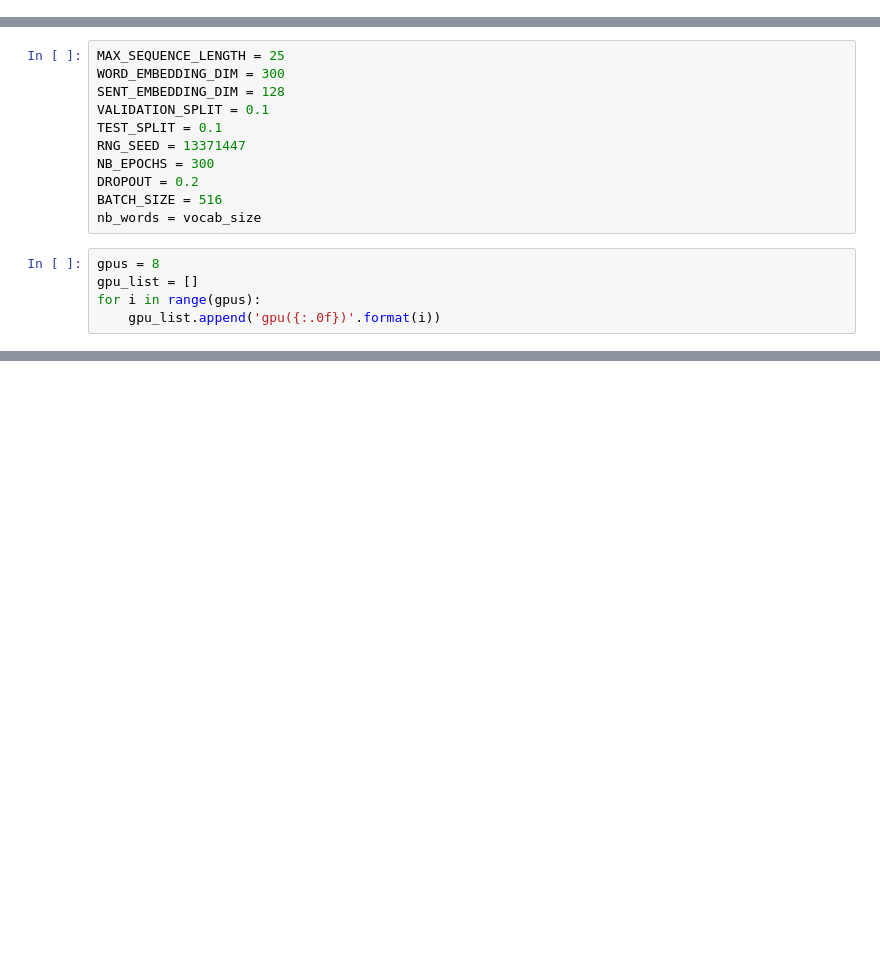
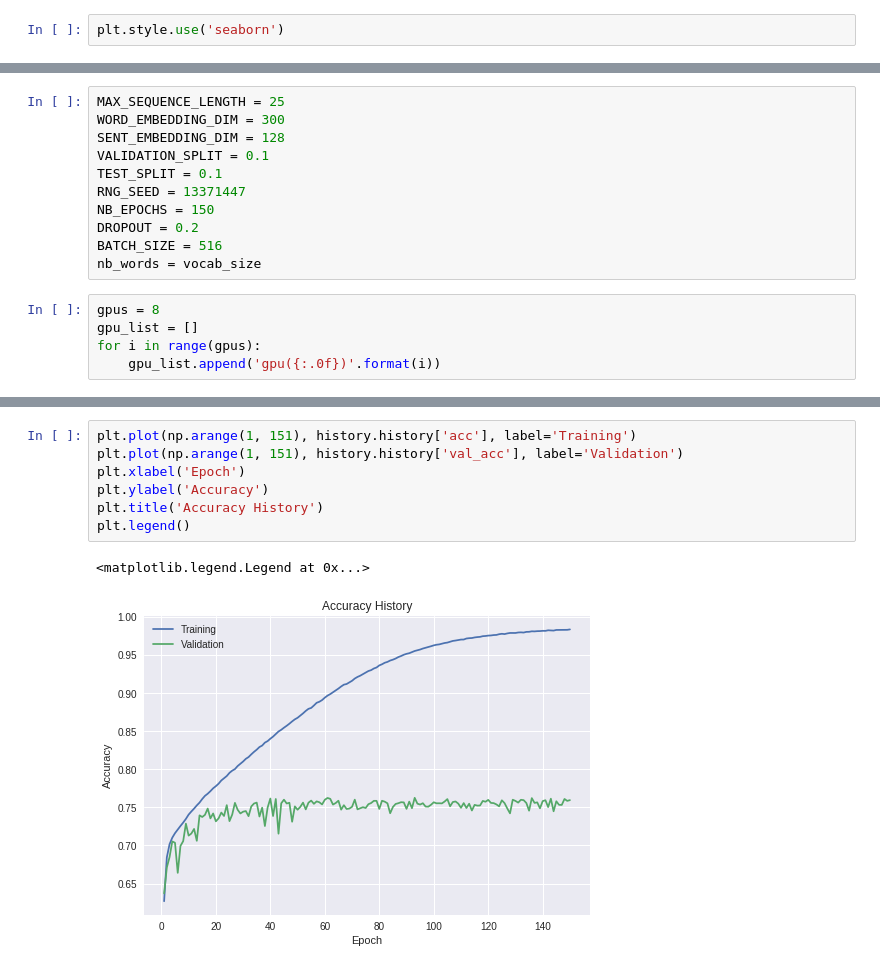
Before and after one commit to dmadeka/Quora-NLP, a Jupyter notebook: Notebooks/LSTM with Attention.ipynb, the cells around one changed output, grey strips where cells are left out. Drawn from its saved outputs; the diff is of its cells as text; blank space fills up the shorter version.

```diff
--- a/Notebooks/LSTM with Attention.ipynb
+++ b/Notebooks/LSTM with Attention.ipynb
@@ -7,6 +7,8 @@ import seaborn as sns
 import sys
 sys.path.insert(0, '../scripts')
 from utils import *
+# %%
+plt.style.use('seaborn')
 # %%
 plt.rcParams['figure.figsize'] = (12, 10)
 # %%
@@ -57,7 +59,7 @@ SENT_EMBEDDING_DIM = 128
 VALIDATION_SPLIT = 0.1
 TEST_SPLIT = 0.1
 RNG_SEED = 13371447
-NB_EPOCHS = 300
+NB_EPOCHS = 150
 DROPOUT = 0.2
 BATCH_SIZE = 516
 nb_words = vocab_size
@@ -125,0 +156,10 @@ Epoch 1/25
+# %%
+plt.plot(np.arange(1, 151), history.history['acc'], label='Training')
+plt.plot(np.arange(1, 151), history.history['val_acc'], label='Validation')
+plt.xlabel('Epoch')
+plt.ylabel('Accuracy')
+plt.title('Accuracy History')
+plt.legend()
+# %% [output]
+<matplotlib.legend.Legend at 0x...>
+[figure, added]
```
Also changed, not shown: parts of 8 cells of this notebook, 3 other files.
